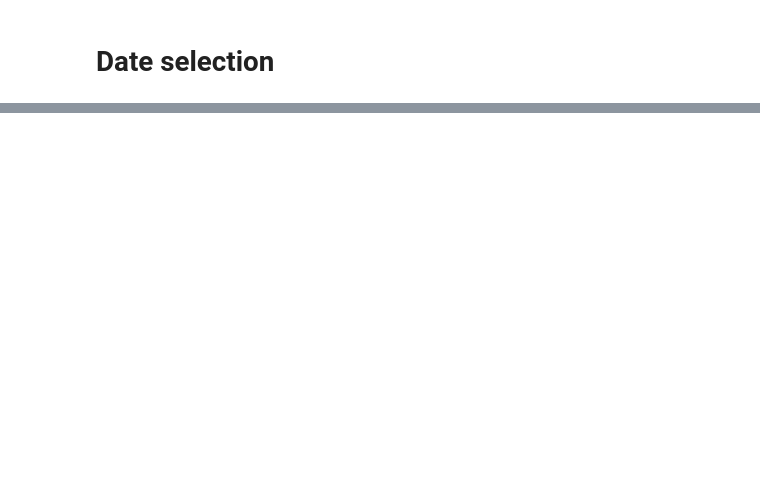
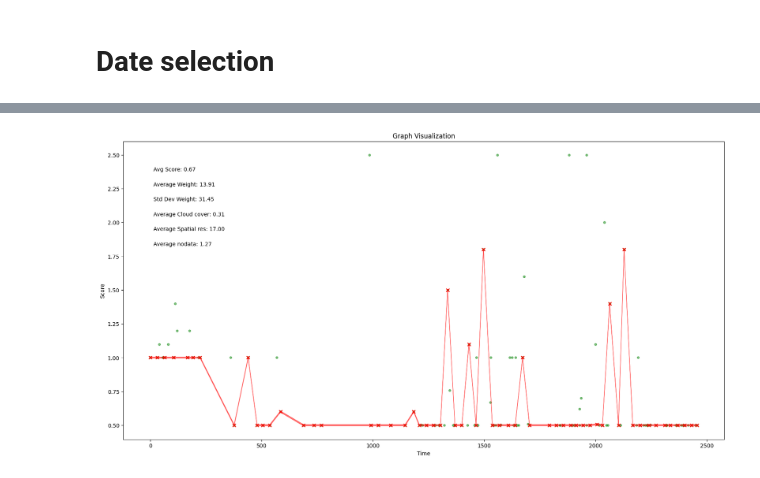
Before and after one commit to ArthurCalvi/Chronos, a Jupyter notebook: bac-a-sable.ipynb, the cells around one changed output, grey strips where cells are left out. Saved outputs shown, nothing was run; the diff lists cells and outputs as text; code cells hidden in the pictures; blank space fills up the shorter version.

```diff
--- a/bac-a-sable.ipynb
+++ b/bac-a-sable.ipynb
@@ -399,0 +466,10 @@ df[ df.selected == 1].index.tolist()
+# %%
+def weight_function(u, v, graph, alpha=0.1):
+    """
+    weight[1] between 0 and 3
+    weight[0] between 0 and 30
+    To equally weight the two attributes, we divide the weight[0] by 10
+    """
+    return graph[u][v]['weight'][0] * alpha + graph[u][v]['weight'][1]
+
+path = nx.shortest_path(graph, 0, len(graph.nodes())-1, weight=lambda u, v, d: weight_function(u, v, graph))
@@ -399,0 +504,75 @@ df[ df.selected == 1].index.tolist()
+# %%
+if verbose > 0:
+    print('is strongly connected : ', nx.is_strongly_connected(graph))
+    print('is weakly connected : ', nx.is_weakly_connected(graph))
+
+# Find the path that minimizes the sum of scores while considering weights with approximately the same weight
+start_node = 0
+end_node = len(timestamps) - 1
+shortest_path = None
+min_score = (math.inf, math.inf)
+buffer = 15 #days
+
+# Iterate over possible start and end nodes within the buffer time period
+for i in range(0, 10):
+    start_date = graph.nodes[start_node]['date']
+    possible_start = graph.nodes[i]
+    possible_start_date = possible_start['date']
+    time_diff_start = abs(possible_start_date - start_date)
+
+    if time_diff_start <= buffer:
+        for j in range(len(timestamps) - 10, len(timestamps)):
+            end_date = graph.nodes[end_node]['date']
+            possible_end = graph.nodes[j]
+            possible_end_date = possible_end['date']
+            time_diff_end = abs(possible_end_date - end_date)
+
+            if time_diff_end <= buffer:
+                path = nx.shortest_path(graph, 0, len(graph.nodes())-1, weight=lambda u, v, d: weight_function(u, v, graph))
+
+                if path is not None:
+                    #compute metrics
+                    avg_score, avg_cloud_cover, avg_spatial_res, avg_nodata, avg_weight, std_dev_weight = get_metrics(graph, path)
+                    tmp_score = (avg_score, abs(target_weight - avg_weight))
+                    if tmp_score < min_score:
+                        min_score = tmp_score
+                        shortest_path = path
+                        print(f'Avg Score: {avg_score:.2f}, Avg Cloud cover: {avg_cloud_cover:.2f}, Avg Spatial res: {avg_spatial_res:.2f}, Avg nodata: {avg_nodata:.2f}, Avg Weight: {avg_weight:.2f}, Std Dev Weight: {std_dev_weight:.2f}')
+
+# Create a scatter plot of nodes
+scores, _  = get_scores(graph, graph.nodes(), cc_ub=cc_ub, sr_ub=sr_ub, nd_ub=nd_ub)
+x = [graph.nodes[n]['date'] for n in graph.nodes()]
+
+if verbose > 1:
+    plt.figure(figsize=(20, 10))
+    plt.scatter(x, scores, s=15, color='green', alpha=0.5)
+    plt.title('Graph Visualization')
+    plt.xlabel('Time')
+    plt.ylabel('Score')
+
+    # Add arrows to the plot for the shortest path
+    for i in range(len(shortest_path) - 1):
+        u = shortest_path[i]
+        v = shortest_path[i+1]
+        plt.arrow(x[u], scores[u], x[v] - x[u], scores[v] - scores[u], color='red', alpha=0.5, width=0.01, head_width=0.01, length_includes_head=True, linestyle='solid')
+
+    scores_s, _ = get_scores(graph, shortest_path, cc_ub=10, sr_ub=30, nd_ub=25)
+    plt.scatter([graph.nodes[n]['date'] for n in shortest_path], scores_s, marker='x', color='red')
+    #compute metrics
+    avg_score, average_attribute1, average_attribute2, average_attribute3, average_weight, std_dev_weight = get_metrics(graph, shortest_path)
+
+    # Add arrows to the plot for directed edges
+    plt.text(0.05, 0.75, f'Average Cloud cover: {average_attribute1:.2f}', transform=plt.gca().transAxes)
+    plt.text(0.05, 0.7, f'Average Spatial res: {average_attribute2:.2f}', transform=plt.gca().transAxes)
+    plt.text(0.05, 0.65, f'Average nodata: {average_attribute3:.2f}', transform=plt.gca().transAxes)
+
+    plt.text(0.05, 0.9, f'Avg Score: {avg_score:.2f}', transform=plt.gca().transAxes)
+
+    plt.text(0.05, 0.85, f'Average Weight: {average_weight:.2f}', transform=plt.gca().transAxes)
+    plt.text(0.05, 0.8, f'Std Dev Weight: {std_dev_weight:.2f}', transform=plt.gca().transAxes)
+    plt.show()
+
+selectionned_dates = np.zeros(N)
+selectionned_dates[shortest_path] = 1
+df['selected'] = selectionned_dates
+# %% [output]
@@ -399,0 +582 @@ df[ df.selected == 1].index.tolist()
+[figure, added]
```
Also changed, not shown: parts of 13 cells of this notebook, 6 other files.
